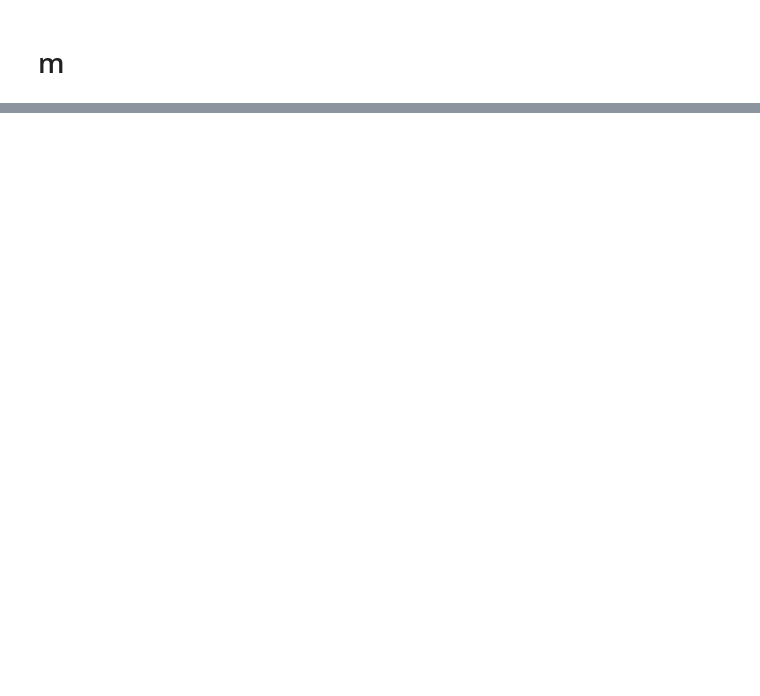
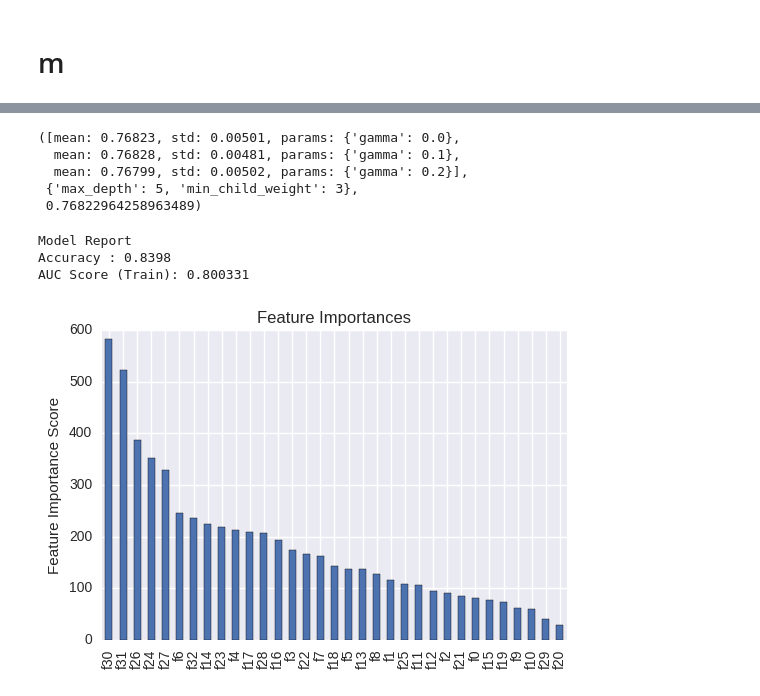
Before and after one commit to corvin28/tinkoff_boosters, a Jupyter notebook: tb.ipynb, the cells around one changed output, grey strips where cells are left out. Saved outputs shown, nothing was run; the diff lists cells and outputs as text; code cells hidden in the pictures; blank space fills up the shorter version.

```diff
--- a/tb.ipynb
+++ b/tb.ipynb
@@ -314,0 +426,11 @@ y_train = clf.predict(X_train)
+# %%
+param_test1 = {
+ 'max_depth': [3, 5, 7, 9],
+ 'min_child_weight': [1, 3, 5]
+}
+gsearch1 = GridSearchCV(estimator = XGBClassifier(learning_rate=0.1, n_estimators=189, max_depth=5,
+                        min_child_weight=1, gamma=0, subsample=0.8, colsample_bytree=0.8,
+                        objective= 'binary:logistic', nthread=4, scale_pos_weight=1, seed=27),
+                        param_grid = param_test1, scoring='roc_auc', n_jobs=3, iid=False, cv=10)
+gsearch1.fit(X_train, y_train)
+gsearch1.grid_scores_, gsearch1.best_params_, gsearch1.best_score_
@@ -314,0 +452,26 @@ y_train = clf.predict(X_train)
+# %%
+param_test2 = {
+    'gamma': [0.0, 0.1, 0.2]
+}
+gsearch2 = GridSearchCV(estimator = XGBClassifier(learning_rate=0.1, n_estimators=189, max_depth=5,
+                        min_child_weight=3, gamma=0, subsample=0.8, colsample_bytree=0.8,
+                        objective= 'binary:logistic', nthread=4, scale_pos_weight=1, seed=27),
+                        param_grid = param_test2, scoring='roc_auc', n_jobs=3, iid=False, cv=10)
+gsearch2.fit(X_train, y_train)
+gsearch2.grid_scores_, gsearch2.best_params_, gsearch2.best_score_
+# %% [output]
+([mean: 0.76823, std: 0.00501, params: {'gamma': 0.0},
+  mean: 0.76828, std: 0.00481, params: {'gamma': 0.1},
+  mean: 0.76799, std: 0.00502, params: {'gamma': 0.2}],
+ {'max_depth': 5, 'min_child_weight': 3},
+ 0.76822964258963489)
+# %%
+xgb2 = XGBClassifier(learning_rate=0.1, n_estimators=1000, max_depth=5,
+                    min_child_weight=3, gamma=0.1, subsample=0.8, colsample_bytree=0.8,
+                    objective= 'binary:logistic', scale_pos_weight=1, seed=27)
+modelfit(xgb2, X_train, y_train)
+# %% [output]
+Model Report
+Accuracy : 0.8398
+AUC Score (Train): 0.800331
+[figure, added]
```
Also changed, not shown: parts of 73 cells of this notebook.
